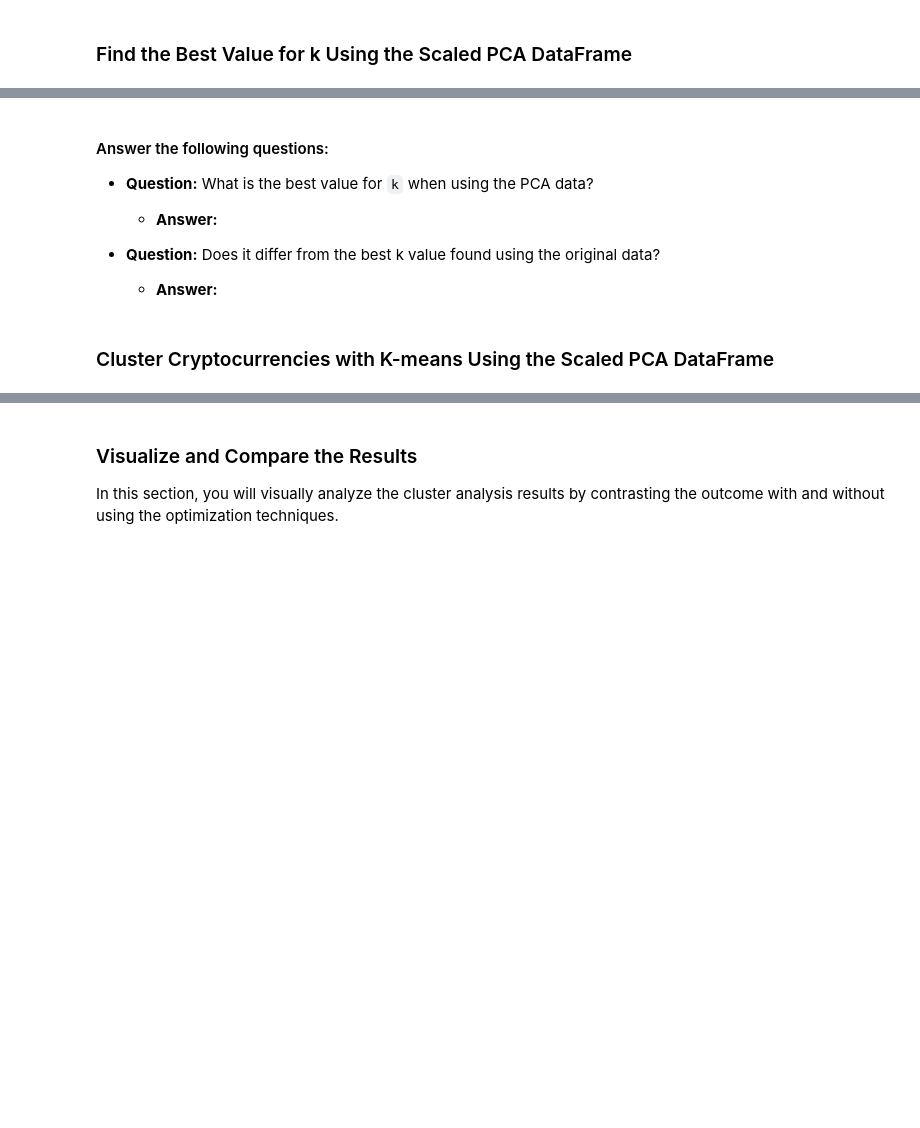
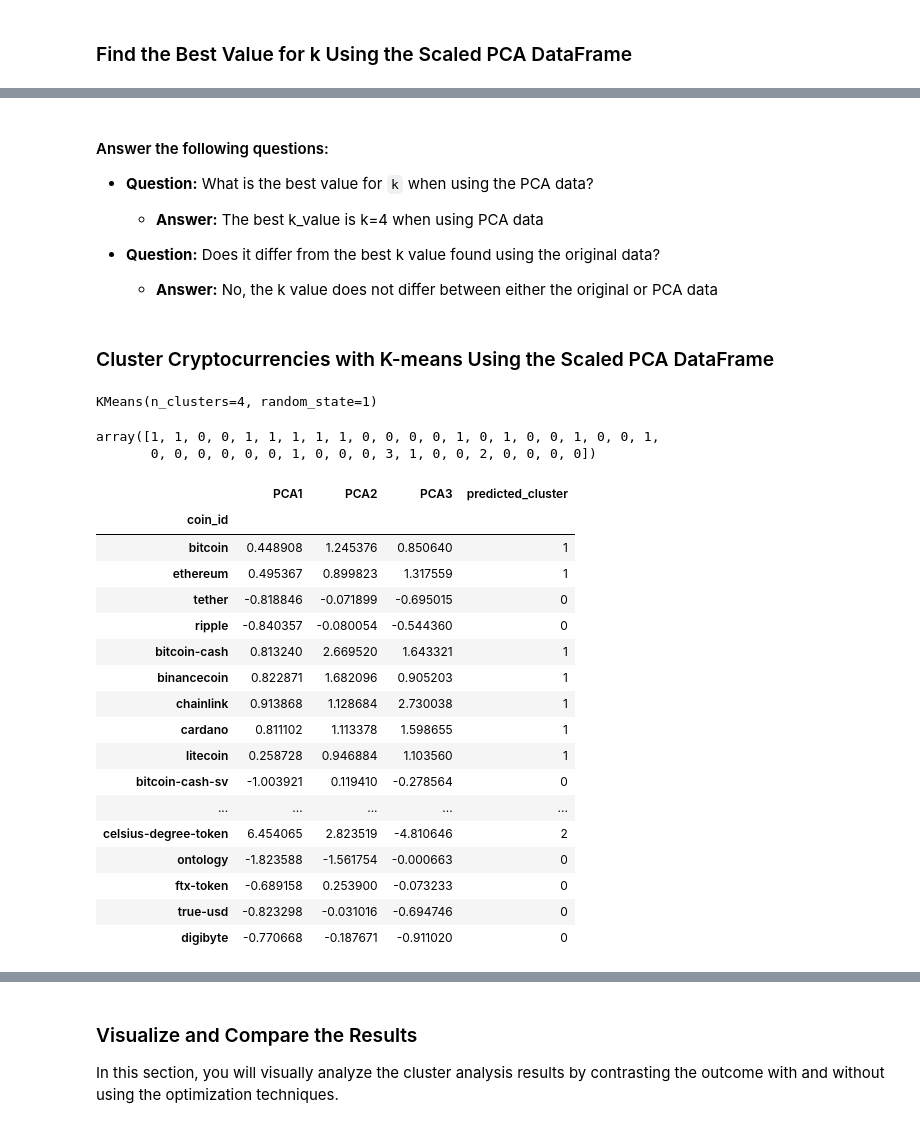
Before and after one commit to ToniMak70/CryptoClustering, a Jupyter notebook: Crypto_Clustering.ipynb, the cells around one changed output, grey strips where cells are left out. Saved outputs shown, nothing was run; the diff lists cells and outputs as text; code cells hidden in the pictures; blank space fills up the shorter version.

```diff
--- a/Crypto_Clustering.ipynb
+++ b/Crypto_Clustering.ipynb
@@ -308,31 +321,59 @@ df_elbow2
 
 * **Question:** What is the best value for `k` when using the PCA data?
 
-  * **Answer:**
+  * **Answer:** The best k_value is k=4 when using PCA data
 
 
 * **Question:** Does it differ from the best k value found using the original data?
 
-  * **Answer:**
+  * **Answer:** No, the k value does not differ between either the original or PCA data
 # %% [markdown]
 ### Cluster Cryptocurrencies with K-means Using the Scaled PCA DataFrame
 # %%
 # Initialize the K-Means model using the best value for k
+model_pca = KMeans(n_clusters=4, random_state=1)
 # %%
 # Fit the K-Means model using the PCA data
+model_pca.fit(cluster_pca_df)
+# %% [output]
+KMeans(n_clusters=4, random_state=1)
 # %%
 # Predict the clusters to group the cryptocurrencies using the scaled PCA DataFrame
-
+k4_pca = model_pca.predict(cluster_pca_df)
 
 # Print the resulting array of cluster values.
+k4_pca
+# %% [output]
+array([1, 1, 0, 0, 1, 1, 1, 1, 1, 0, 0, 0, 0, 1, 0, 1, 0, 0, 1, 0, 0, 1,
+       0, 0, 0, 0, 0, 0, 1, 0, 0, 0, 3, 1, 0, 0, 2, 0, 0, 0, 0])
 # %%
 # Create a copy of the scaled PCA DataFrame
-
+pca_scaled_df = cluster_pca_df.copy()
 
 # Add a new column to the copy of the PCA DataFrame with the predicted clusters
-
+pca_scaled_df['predicted_cluster'] = k4_pca
 
 # Display the copy of the scaled PCA DataFrame
+pca_scaled_df
+# %% [output]
+|  | PCA1 | PCA2 | PCA3 | predicted_cluster |
+| coin_id |  |  |  |  |
+| bitcoin | 0.448908 | 1.245376 | 0.850640 | 1 |
+| ethereum | 0.495367 | 0.899823 | 1.317559 | 1 |
+| tether | -0.818846 | -0.071899 | -0.695015 | 0 |
+| ripple | -0.840357 | -0.080054 | -0.544360 | 0 |
+| bitcoin-cash | 0.813240 | 2.669520 | 1.643321 | 1 |
+| binancecoin | 0.822871 | 1.682096 | 0.905203 | 1 |
+| chainlink | 0.913868 | 1.128684 | 2.730038 | 1 |
+| cardano | 0.811102 | 1.113378 | 1.598655 | 1 |
+| litecoin | 0.258728 | 0.946884 | 1.103560 | 1 |
+| bitcoin-cash-sv | -1.003921 | 0.119410 | -0.278564 | 0 |
+| ... | ... | ... | ... | ... |
+| celsius-degree-token | 6.454065 | 2.823519 | -4.810646 | 2 |
+| ontology | -1.823588 | -1.561754 | -0.000663 | 0 |
+| ftx-token | -0.689158 | 0.253900 | -0.073233 | 0 |
+| true-usd | -0.823298 | -0.031016 | -0.694746 | 0 |
+| digibyte | -0.770668 | -0.187671 | -0.911020 | 0 |
 # %%
 # Create a scatter plot using hvPlot by setting
 # `x="PC1"` and `y="PC2"`.
```
Also changed, not shown: parts of 13 cells of this notebook.
